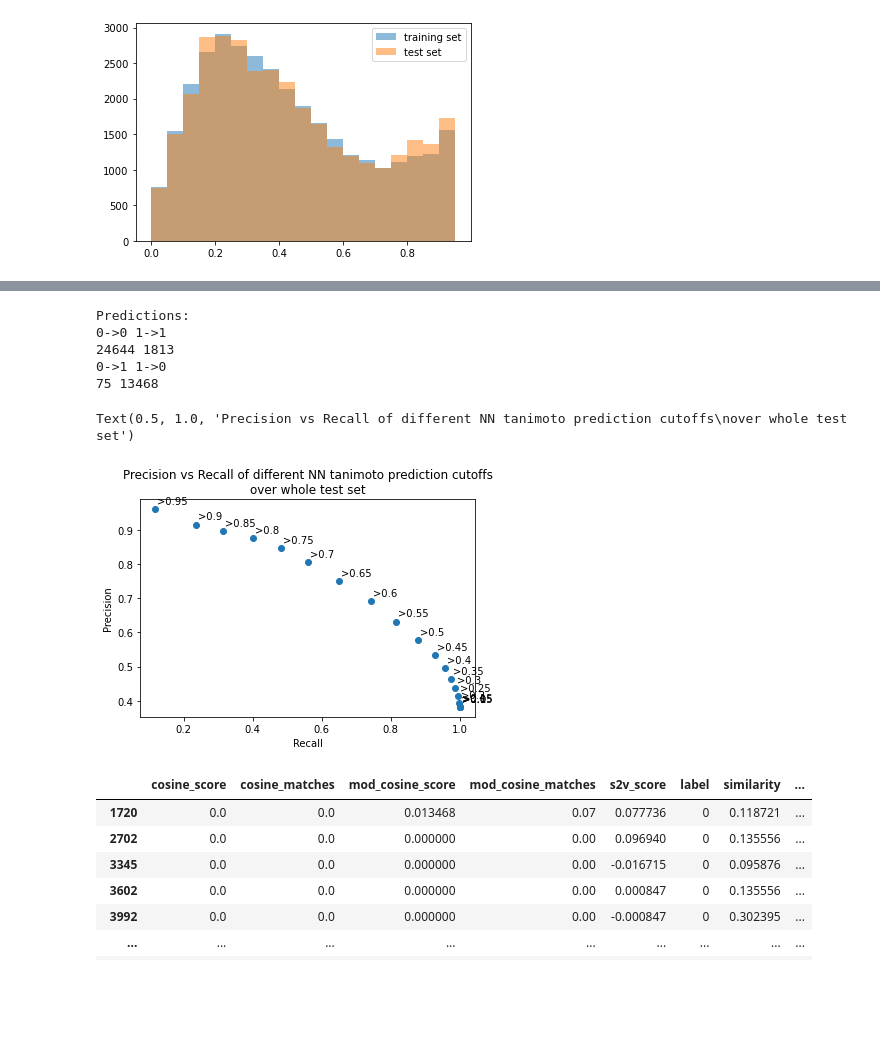
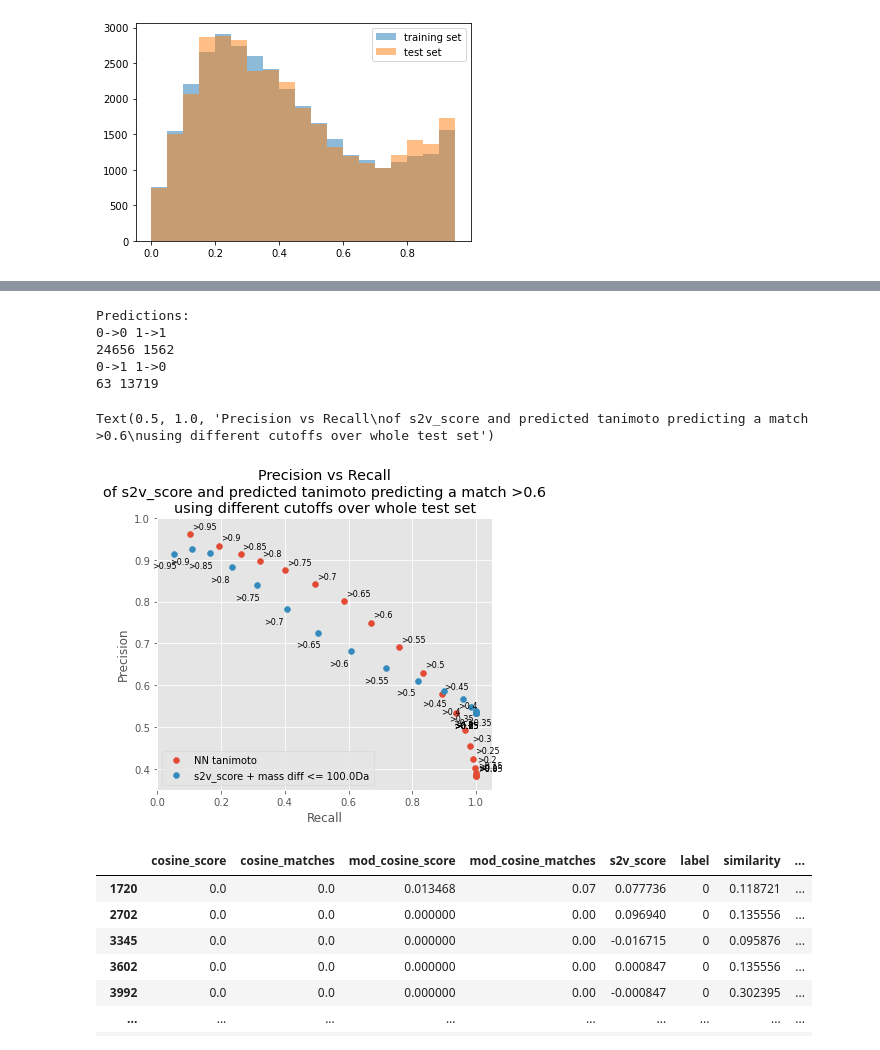
Before and after one commit to louwenjjr/improve_library_matching, a Jupyter notebook: 3-predicting-more-labels.ipynb, the cells around one changed output, grey strips where cells are left out. Saved outputs shown, nothing was run; the diff lists cells and outputs as text; code cells hidden in the pictures; blank space fills up the shorter version.

Commit message:
added more comparisons between s2v and predicted tanimoto

```diff
--- a/3-predicting-more-labels.ipynb
+++ b/3-predicting-more-labels.ipynb
@@ -445,8 +445,9 @@ def train_nn(X_train, y_train, X_test, y_test, layers = [12, 12, 12, 12, 12, 1],
 
     return nn_model, history, accuracy, loss
 # %%
-test_layers = [10,24,24,24,1]
-model_name = os.path.join(path_data, 'nn_2000_queries_top20_1')
+test_layers = [10,24,1]
+#model_name = os.path.join(path_data, 'nn_2000_queries_top20_1')
+model_name = os.path.join(path_data, 'nn_2000_queries_top20_layers_opt_1') #this one tested best see few cells down
 X_tanimoto_top20 = nn_tanimoto_top20_old_and_unique_found_matches_s2v.drop('similarity', axis = 1)
 y_tanimoto_top20 = nn_tanimoto_top20_old_and_unique_found_matches_s2v['similarity']
 X_tanimoto_top20_test = nn_tanimoto_top20_new_and_unique2_found_matches_s2v.drop('similarity', axis = 1)
@@ -491,9 +499,9 @@ np.sum((df.Actual >= tanimoto_thres) & (df.Predicted < pred_thres)))
 # %% [output]
 Predictions:
 0->0 1->1
-24644 1813
+24656 1562
 0->1 1->0
-75 13468
+63 13719
 # %%
 #plot precision vs recall with different pred_thresholds
 precisions = []
@@ -512,16 +520,43 @@ for t in pred_thresholds:
+# %%
+#plot precision vs recall with different s2v_thresholds
+df_s2v = pd.DataFrame({'Actual':y_tanimoto_top20_test,'Predicted':X_tanimoto_top20_test.s2v_score,
+                       'Mass_sim':X_tanimoto_top20_test.mass_sim})
+precisions_s2v = []
+recalls_s2v = []
+m_thres = 0.000705
+s2v_thresholds = np.arange(0, 1, 0.05)
+for t in s2v_thresholds:
+    true_pos = np.sum((df_s2v.Actual >= tanimoto_thres) & (df_s2v.Predicted >= t) & (df_s2v.Mass_sim >= m_thres))
+    true_neg = np.sum((df_s2v.Actual < tanimoto_thres) & (df_s2v.Predicted < t))
+    false_pos = np.sum((df_s2v.Actual < tanimoto_thres) & (df_s2v.Predicted >= t) & (df_s2v.Mass_sim >= m_thres))
+    false_neg = np.sum((df_s2v.Actual >= tanimoto_thres) & (df_s2v.Predicted < t))
+    precision = true_pos / (true_pos + false_pos)
+    recall = true_pos / (true_pos + false_neg)
+    precisions_s2v.append(precision)
+    recalls_s2v.append(recall)
+# precisions_s2v, recalls_s2v
 # %%
-plt.scatter(recalls, precisions)
+from math import log
+plt.figure(figsize=(6,5))
+plt.scatter(recalls, precisions, label = 'NN tanimoto')
+plt.scatter(recalls_s2v, precisions_s2v, label = 's2v_score + mass diff <= {:.1f}Da'.format(log(m_thres, 0.93)))
 #add text label for each point
 for i, threshold in enumerate(pred_thresholds):
     plt.annotate(">{:.2}".format(threshold),
                 (recalls[i], precisions[i]),
-                textcoords="offset points", xytext=(2, 5))
+                textcoords="offset points", xytext=(2, 5), size = 8)
+    plt.annotate(">{:.2}".format(threshold),
+                (recalls_s2v[i], precisions_s2v[i]),
+                textcoords="offset points", xytext=(-22, -15), size = 8)
+plt.legend(loc='lower left')
 plt.xlabel("Recall")
 plt.ylabel("Precision")
-plt.title("Precision vs Recall of different NN tanimoto prediction cutoffs\nover whole test set")
+plt.ylim(0.35,1)
+plt.xlim(0,1.05)
+plt.title("Precision vs Recall\nof s2v_score and predicted tanimoto predicting a match >0.6\nusing different cutoffs over whole test set")
 # %% [output]
-Text(0.5, 1.0, 'Precision vs Recall of different NN tanimoto prediction cutoffs\nover whole test set')
+Text(0.5, 1.0, 'Precision vs Recall\nof s2v_score and predicted tanimoto predicting a match >0.6\nusing different cutoffs over whole test set')
-[figure, old version]
+[figure, new version]
 # %%
 nn_prep_new_and_unique2_found_matches_s2v[0]
 # %% [output]
```
Also changed, not shown: parts of 11 cells of this notebook.
